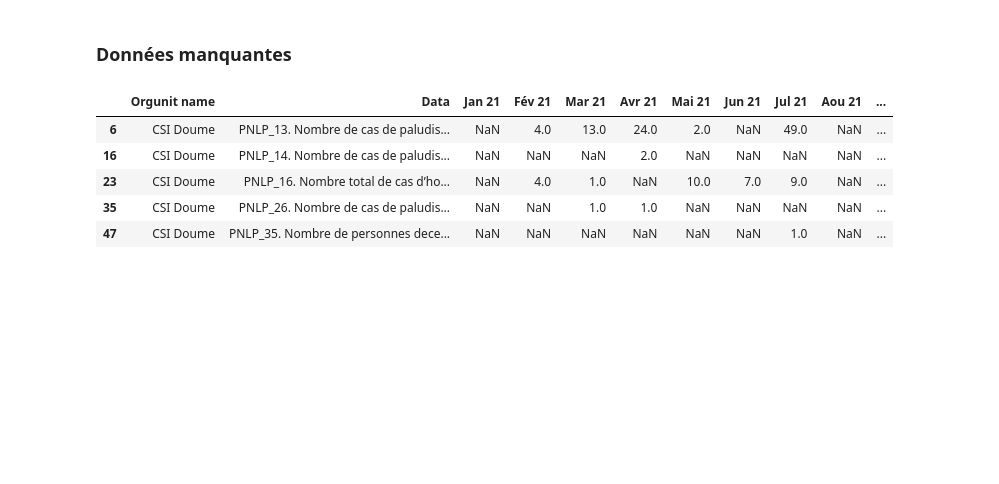
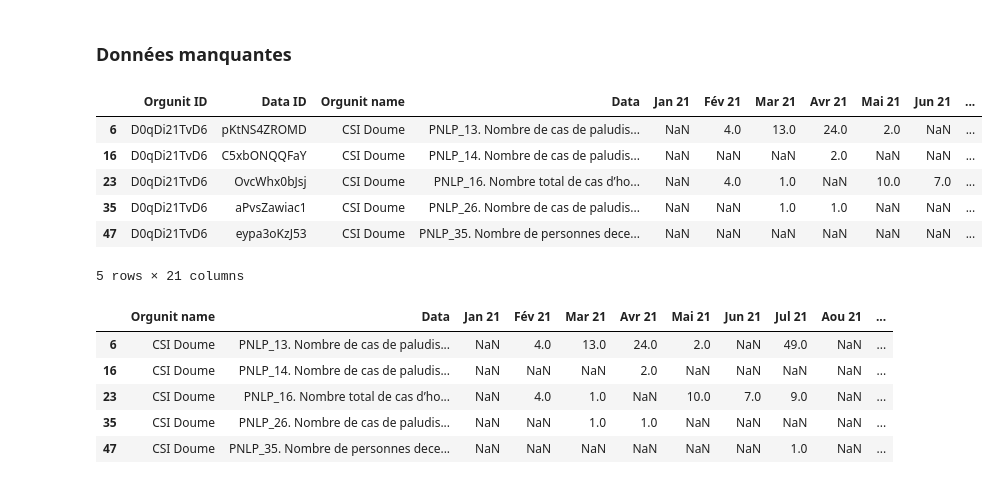
Before and after one commit to Djatche/qualite_donnees_district_sante_48h, a Jupyter notebook: data_quality_who_dq_tools_vs_python.ipynb, the cells around one changed output. Drawn from its saved outputs; the diff is of its cells as text; code cells hidden in the pictures; blank space fills up the shorter version.

```diff
--- a/data_quality_who_dq_tools_vs_python.ipynb
+++ b/data_quality_who_dq_tools_vs_python.ipynb
@@ -37,6 +37,16 @@ import matplotlib.pyplot as plt
 paludisme = pd.read_csv("data/Outlier and missing data analysis_paludisme_mensuel.csv")
 # %%
 paludisme_Doume = paludisme[paludisme["Orgunit name"] == "CSI Doume"]
+# %%
+paludisme_Doume
+# %% [output]
+|  | Orgunit ID | Data ID | Orgunit name | Data | Jan 21 | Fév 21 | Mar 21 | Avr 21 | Mai 21 | Jun 21 | ... |
+| 6 | D0qDi21TvD6 | pKtNS4ZROMD | CSI Doume | PNLP_13. Nombre de cas de paludis... | NaN | 4.0 | 13.0 | 24.0 | 2.0 | NaN | ... |
+| 16 | D0qDi21TvD6 | C5xbONQQFaY | CSI Doume | PNLP_14. Nombre de cas de paludis... | NaN | NaN | NaN | 2.0 | NaN | NaN | ... |
+| 23 | D0qDi21TvD6 | OvcWhx0bJsj | CSI Doume | PNLP_16. Nombre total de cas d’ho... | NaN | 4.0 | 1.0 | NaN | 10.0 | 7.0 | ... |
+| 35 | D0qDi21TvD6 | aPvsZawiac1 | CSI Doume | PNLP_26. Nombre de cas de paludis... | NaN | NaN | 1.0 | 1.0 | NaN | NaN | ... |
+| 47 | D0qDi21TvD6 | eypa3oKzJ53 | CSI Doume | PNLP_35. Nombre de personnes dece... | NaN | NaN | NaN | NaN | NaN | NaN | ... |
+5 rows × 21 columns
 # %%
 cols_paludisme = ["Orgunit name", "Data", "Jan 21", "Fév 21", "Mar 21", "Avr 21", "Mai 21", "Jun 21", "Jul 21", "Aou 21", "Sep 21", "Oct 21", "Nov 21", "Déc 21"]
 # %%
```
Also changed, not shown: parts of 18 cells of this notebook, 5 other files.
